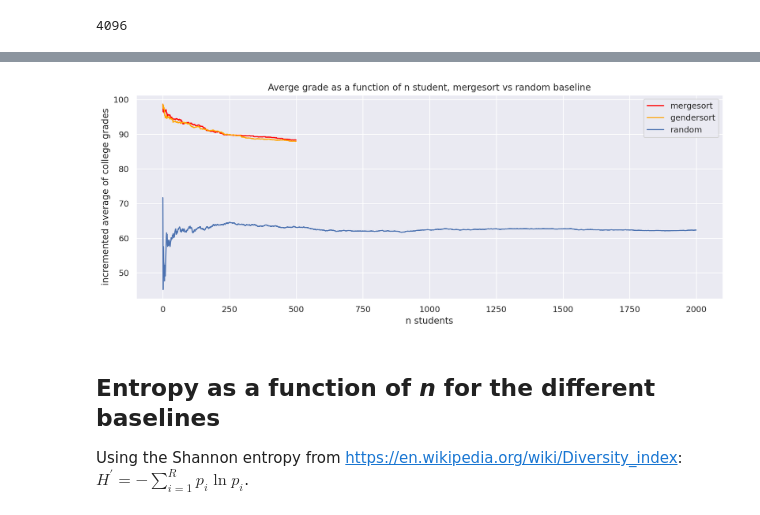
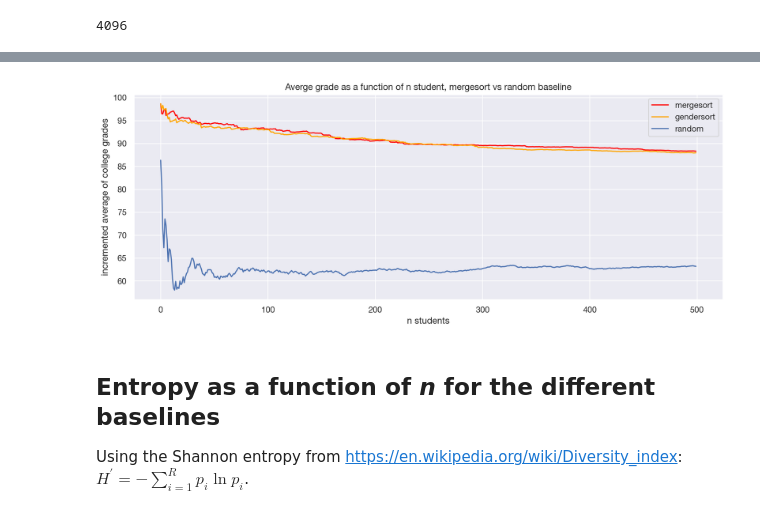
Before and after one commit to s183910/Bachelor_Gabi_Kat, a Jupyter notebook: Notebooks/Basic_dists/Baselines real.ipynb, the cells around one changed output, grey strips where cells are left out. Saved outputs shown, nothing was run; the diff lists cells and outputs as text; code cells hidden in the pictures.

```diff
--- a/Notebooks/Basic_dists/Baselines real.ipynb
+++ b/Notebooks/Basic_dists/Baselines real.ipynb
@@ -271,17 +271,17 @@ plt.show()
 # %%
 #deeper look into the plot, only first 2000
 
 sns.lineplot(x="n_students", y="incr_col_mean", data=df_avg[:500], color='red')
 sns.lineplot(x="n_students", y="incr_col_mean", data=gender_df[:500], color ='orange')
-sns.lineplot(data=df_random1[:2000], x="n_students", y="incr_col_mean", ci="sd")
+sns.lineplot(data=df_random1[:500], x="n_students", y="incr_col_mean", ci="sd")
 plt.xlabel('n students')
 plt.ylabel('incremented average of college grades')
 plt.title("Averge grade as a function of n student, mergesort vs random baseline")
 plt.legend(["mergesort", "gendersort", "random"], loc ="upper right")
 # Axes.set_ylim(bottom = 58, top=105)
 plt.show()
 # %% [output]
-[figure, old version]
+[figure, new version]
 # %% [markdown]
 ## Entropy as a function of *n* for the different baselines
 Using the Shannon entropy from https://en.wikipedia.org/wiki/Diversity_index:
```
Also changed, not shown: parts of 43 cells of this notebook, 2 other files.
